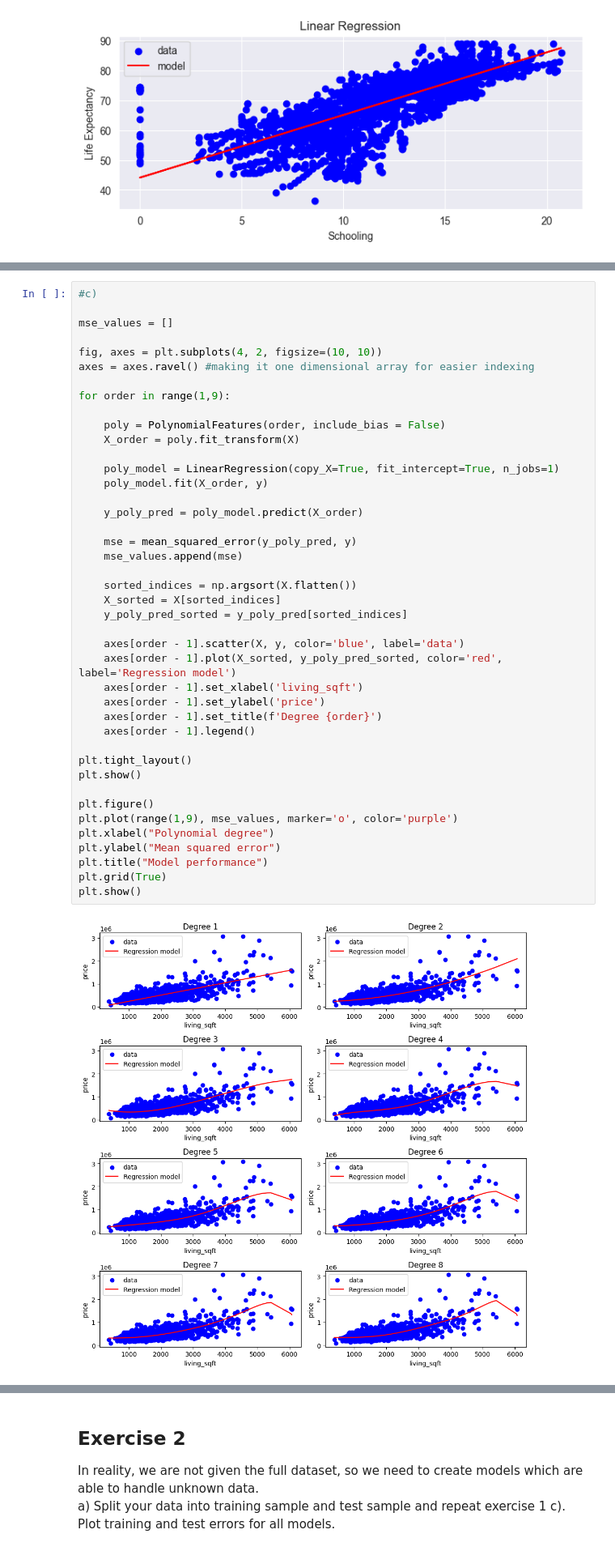
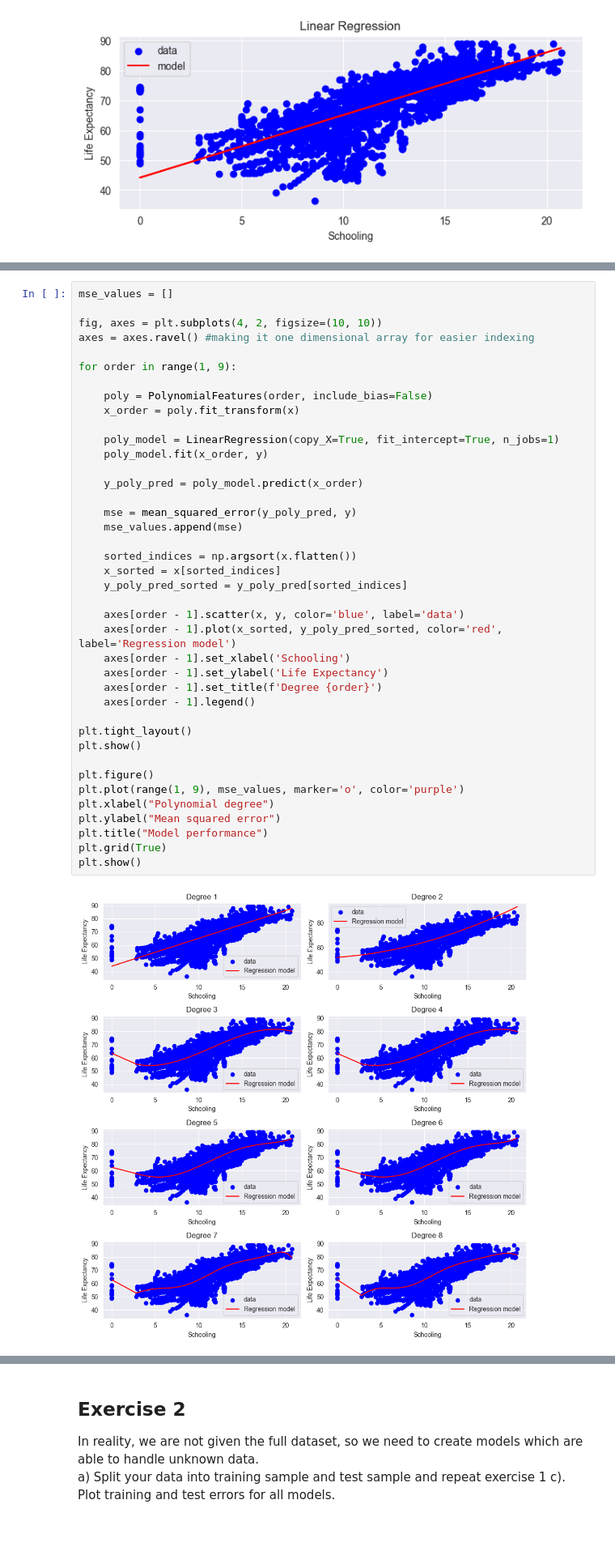
Before and after one commit to Falanger-debug/Data-Analyticts, a Jupyter notebook: Regression - advanced/Lizak_Lukasz_Advanced_2/Lizak__Lukasz_Regression_advanced.ipynb, the cells around one changed output, grey strips where cells are left out. Shown at 81% size. Drawn from its saved outputs; the diff is of its cells as text.

```diff
--- a/Regression - advanced/Lizak_Lukasz_Advanced_2/Lizak__Lukasz_Regression_advanced.ipynb
+++ b/Regression - advanced/Lizak_Lukasz_Advanced_2/Lizak__Lukasz_Regression_advanced.ipynb
@@ -205,44 +207,42 @@ Coefficients equals: [2.1034531]
 # %%
-#c)
-
 mse_values = []
 
 fig, axes = plt.subplots(4, 2, figsize=(10, 10))
 axes = axes.ravel() #making it one dimensional array for easier indexing
 
-for order in range(1,9):
+for order in range(1, 9):
 
-    poly = PolynomialFeatures(order, include_bias = False)
-    X_order = poly.fit_transform(X)
+    poly = PolynomialFeatures(order, include_bias=False)
+    x_order = poly.fit_transform(x)
 
     poly_model = LinearRegression(copy_X=True, fit_intercept=True, n_jobs=1)
-    poly_model.fit(X_order, y)
+    poly_model.fit(x_order, y)
 
-    y_poly_pred = poly_model.predict(X_order)
+    y_poly_pred = poly_model.predict(x_order)
 
     mse = mean_squared_error(y_poly_pred, y)
     mse_values.append(mse)
 
-    sorted_indices = np.argsort(X.flatten())
-    X_sorted = X[sorted_indices]
+    sorted_indices = np.argsort(x.flatten())
+    x_sorted = x[sorted_indices]
     y_poly_pred_sorted = y_poly_pred[sorted_indices]
 
-    axes[order - 1].scatter(X, y, color='blue', label='data')
-    axes[order - 1].plot(X_sorted, y_poly_pred_sorted, color='red', label='Regression model')
-    axes[order - 1].set_xlabel('living_sqft')
-    axes[order - 1].set_ylabel('price')
+    axes[order - 1].scatter(x, y, color='blue', label='data')
+    axes[order - 1].plot(x_sorted, y_poly_pred_sorted, color='red', label='Regression model')
+    axes[order - 1].set_xlabel('Schooling')
+    axes[order - 1].set_ylabel('Life Expectancy')
     axes[order - 1].set_title(f'Degree {order}')
     axes[order - 1].legend()
 
 plt.tight_layout()
 plt.show()
 
 plt.figure()
-plt.plot(range(1,9), mse_values, marker='o', color='purple')
+plt.plot(range(1, 9), mse_values, marker='o', color='purple')
 plt.xlabel("Polynomial degree")
 plt.ylabel("Mean squared error")
 plt.title("Model performance")
 plt.grid(True)
 plt.show()
 # %% [output]
-[figure, old version]
+[figure, new version]
```
Also changed, not shown: parts of 7 cells of this notebook.
